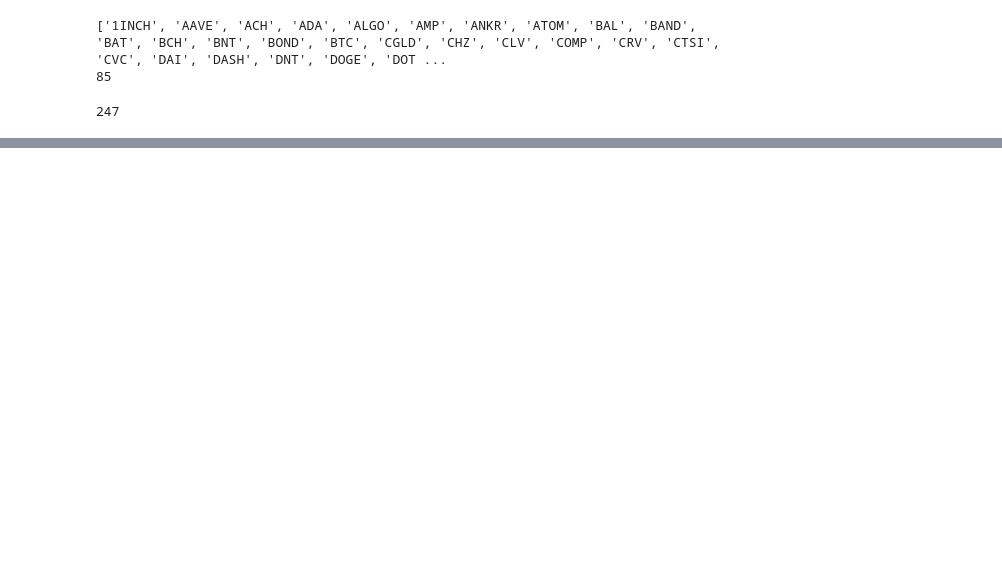
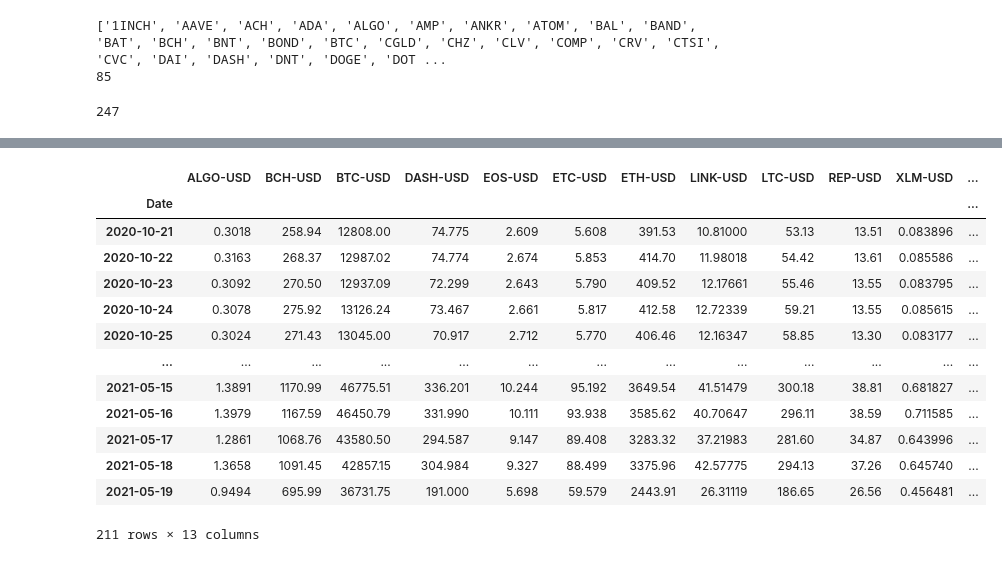
Before and after one commit to padibona/FinTechProject1, a Jupyter notebook: Crypto_Alt_Analysis.ipynb, the cells around one changed output, grey strips where cells are left out. Saved outputs shown, nothing was run; the diff lists cells and outputs as text; code cells hidden in the pictures; blank space fills up the shorter version.

```diff
--- a/Crypto_Alt_Analysis.ipynb
+++ b/Crypto_Alt_Analysis.ipynb
@@ -108,0 +263,26 @@ Date
+# %%
+# Make calls to the Products endpoint for each product_Id and pull candlestick data for the last 300 weeks
+# GET https://api.pro.coinbase.com/products/<product-id>/candles
+# Reponses contain the following metrics in a list of lists.
+# [0] time bucket start time
+# [1] low lowest price during the bucket interval
+# [2] high highest price during the bucket interval
+# [3] open opening price (first trade) in the bucket interval
+# [4] close closing price (last trade) in the bucket interval
+# [5] volume volume of trading activity during the bucket interval
+# columns1 = ['Date'] + usd_product_id_list
+main_df = pd.DataFrame()
+
+# Apparently only some of these product ID's have data going back to 2019 - these are those
+good_list = ['ALGO-USD', 'BCH-USD', 'BTC-USD', 'DASH-USD', 'EOS-USD', 'ETC-USD', 'ETH-USD', 'LINK-USD', 'LTC-USD', 'REP-USD', 'XLM-USD', 'XTZ-USD', 'ZRX-USD']
+
+for item in good_list:
+    historical = pd.DataFrame(public_client.get_product_historic_rates(item, start='2020-10-20T00:00:00-06:00', end='2021-05-19T00:00:00-05:00', granularity=86400))
+    historical.columns=["Date","Open","High","Low",item,"Volume"]
+    historical['Date'] = pd.to_datetime(historical['Date'], unit='s')
+    historical.set_index('Date', inplace=True)
+    historical.sort_values(by='Date', ascending=True, inplace=True)
+    historical = historical.drop(['Open', 'High', 'Low', 'Volume'], axis=1)
+    main_df = pd.concat([main_df, historical], axis=1)
+    time.sleep(10)
+print(main_df)
@@ -108,0 +307,18 @@ Date
+# %%
+main_df = main_df.dropna()
+main_df
+# %% [output]
+|  | ALGO-USD | BCH-USD | BTC-USD | DASH-USD | EOS-USD | ETC-USD | ETH-USD | LINK-USD | LTC-USD | REP-USD | XLM-USD | ... |
+| Date |  |  |  |  |  |  |  |  |  |  |  | ... |
+| 2020-10-21 | 0.3018 | 258.94 | 12808.00 | 74.775 | 2.609 | 5.608 | 391.53 | 10.81000 | 53.13 | 13.51 | 0.083896 | ... |
+| 2020-10-22 | 0.3163 | 268.37 | 12987.02 | 74.774 | 2.674 | 5.853 | 414.70 | 11.98018 | 54.42 | 13.61 | 0.085586 | ... |
+| 2020-10-23 | 0.3092 | 270.50 | 12937.09 | 72.299 | 2.643 | 5.790 | 409.52 | 12.17661 | 55.46 | 13.55 | 0.083795 | ... |
+| 2020-10-24 | 0.3078 | 275.92 | 13126.24 | 73.467 | 2.661 | 5.817 | 412.58 | 12.72339 | 59.21 | 13.55 | 0.085615 | ... |
+| 2020-10-25 | 0.3024 | 271.43 | 13045.00 | 70.917 | 2.712 | 5.770 | 406.46 | 12.16347 | 58.85 | 13.30 | 0.083177 | ... |
+| ... | ... | ... | ... | ... | ... | ... | ... | ... | ... | ... | ... | ... |
+| 2021-05-15 | 1.3891 | 1170.99 | 46775.51 | 336.201 | 10.244 | 95.192 | 3649.54 | 41.51479 | 300.18 | 38.81 | 0.681827 | ... |
+| 2021-05-16 | 1.3979 | 1167.59 | 46450.79 | 331.990 | 10.111 | 93.938 | 3585.62 | 40.70647 | 296.11 | 38.59 | 0.711585 | ... |
+| 2021-05-17 | 1.2861 | 1068.76 | 43580.50 | 294.587 | 9.147 | 89.408 | 3283.32 | 37.21983 | 281.60 | 34.87 | 0.643996 | ... |
+| 2021-05-18 | 1.3658 | 1091.45 | 42857.15 | 304.984 | 9.327 | 88.499 | 3375.96 | 42.57775 | 294.13 | 37.26 | 0.645740 | ... |
+| 2021-05-19 | 0.9494 | 695.99 | 36731.75 | 191.000 | 5.698 | 59.579 | 2443.91 | 26.31119 | 186.65 | 26.56 | 0.456481 | ... |
+211 rows × 13 columns
```
Also changed, not shown: parts of 13 cells of this notebook.
